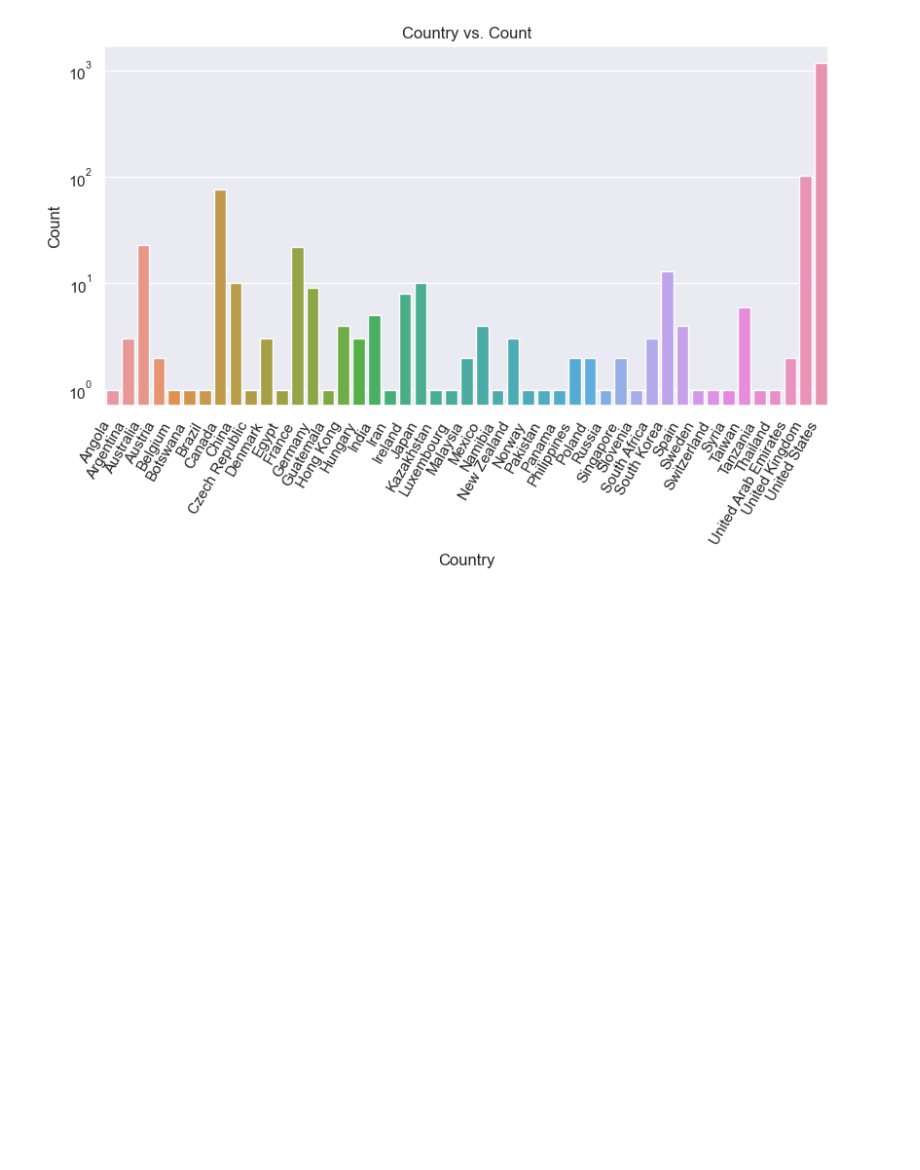
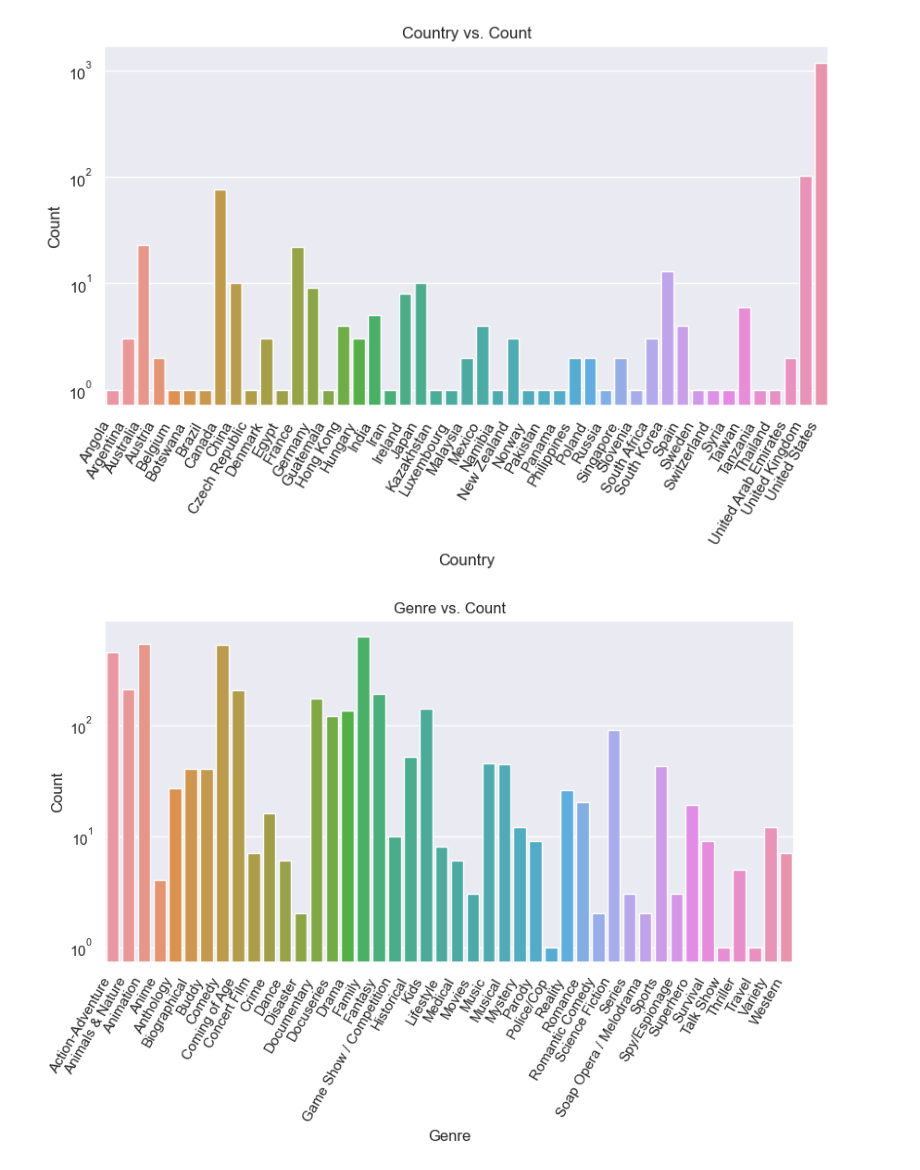
Before and after one commit to dvnatanael/data5006-data-analysis, a Jupyter notebook: Tiny_Data_Analysis_Disney+.ipynb, the cells around one changed output. Cells and saved outputs as stored; diff of their text form; code cells hidden in the pictures; blank space fills up the shorter version.

Commit message:
feat: add plot for show genre

```diff
--- a/Tiny_Data_Analysis_Disney+.ipynb
+++ b/Tiny_Data_Analysis_Disney+.ipynb
@@ -228,3 +228,14 @@ ax.set_yscale("log")
 _ = {rotate_label(label, 60) for label in ax.get_xticklabels()}
 # %% [output]
 [figure]
+# %%
+data = cleaned_df["listed_in"].explode().sort_values()
+fig, ax = plt.subplots(figsize=(9.6, 4.8))
+sns.countplot(x=data, ax=ax)
+ax.set_title("Genre vs. Count")
+ax.set_xlabel("Genre")
+ax.set_ylabel("Count")
+ax.set_yscale("log")
+_ = {rotate_label(label, 60) for label in ax.get_xticklabels()}
+# %% [output]
+[figure, added]
```
Also changed, not shown: 1 other file.
